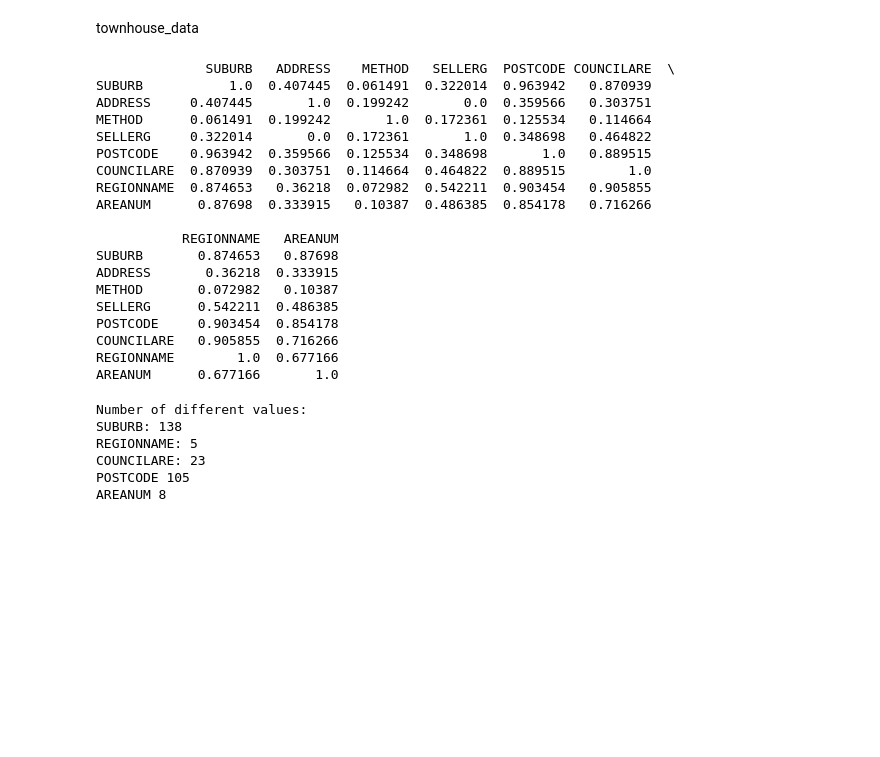
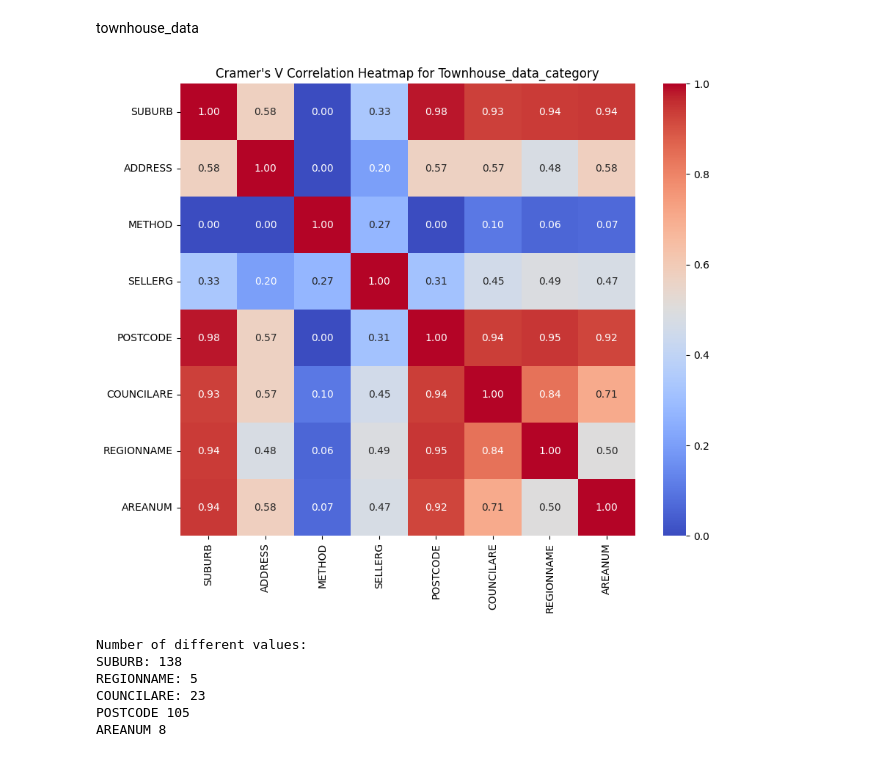
Before and after one commit to YeJiu97/master-of-data-science-unisa, a Jupyter notebook: 03-DataScienceProfessionalDevelopment/classification_model_final/Final_Models_High_Accuracy.ipynb, the cells around one changed output. Drawn from its saved outputs; the diff is of its cells as text; code cells hidden in the pictures; blank space fills up the shorter version.

```diff
--- a/03-DataScienceProfessionalDevelopment/classification_model_final/Final_Models_High_Accuracy.ipynb
+++ b/03-DataScienceProfessionalDevelopment/classification_model_final/Final_Models_High_Accuracy.ipynb
@@ -250,50 +266,40 @@ townhouse_data
 # %%
 import pandas as pd
 from scipy.stats import chi2_contingency
 import numpy as np
+import seaborn as sns
+import matplotlib.pyplot as plt
 
 # Create an empty correlation matrix
-correlation_matrix = pd.DataFrame(index=townhouse_data_category.columns, columns=townhouse_data_category.columns)
+correlation_matrix = pd.DataFrame(index=townhouse_data_category.columns, columns=unit_data_category.columns)
 
 # Loop to calculate Cramér's V and populate the correlation matrix
-for col1 in townhouse_data_category.columns:
-     for col2 in townhouse_data_category.columns:
+for col1 in unit_data_category.columns:
+     for col2 in unit_data_category.columns:
          if col1 == col2:
              correlation_matrix.loc[col1, col2] = 1.0
          else:
              #Create contingency table
-             contingency_table = pd.crosstab(townhouse_data_category[col1], townhouse_data_category[col2])
+             contingency_table = pd.crosstab(unit_data_category[col1], unit_data_category[col2])
              chi2, _, _, _ = chi2_contingency(contingency_table)
              n = contingency_table.sum().sum()
              phi2 = chi2/n
              r, k = contingency_table.shape
              phi2corr = max(0, phi2 - ((k-1)*(r-1))/(n-1))
              rcorr = r - ((r-1)**2)/(n-1)
              kcorr = k - ((k-1)**2)/(n-1)
              correlation_matrix.loc[col1, col2] = np.sqrt(phi2corr / min((kcorr-1), (rcorr-1)))
 
-# Display correlation matrix
-print(correlation_matrix)
+# Convert the correlation matrix to float
+correlation_matrix = correlation_matrix.astype(float)
+
+# Create a heatmap
+plt.figure(figsize=(10, 8))
+sns.heatmap(correlation_matrix, annot=True, cmap='coolwarm', fmt=".2f")
+plt.title("Cramer's V Correlation Heatmap for Townhouse_data_category")
+plt.show()
 # %% [output]
-              SUBURB   ADDRESS    METHOD   SELLERG  POSTCODE COUNCILARE  \
-SUBURB           1.0  0.407445  0.061491  0.322014  0.963942   0.870939
-ADDRESS     0.407445       1.0  0.199242       0.0  0.359566   0.303751
-METHOD      0.061491  0.199242       1.0  0.172361  0.125534   0.114664
-SELLERG     0.322014       0.0  0.172361       1.0  0.348698   0.464822
-POSTCODE    0.963942  0.359566  0.125534  0.348698       1.0   0.889515
-COUNCILARE  0.870939  0.303751  0.114664  0.464822  0.889515        1.0
-REGIONNAME  0.874653   0.36218  0.072982  0.542211  0.903454   0.905855
-AREANUM      0.87698  0.333915   0.10387  0.486385  0.854178   0.716266
-
-           REGIONNAME   AREANUM
-SUBURB       0.874653   0.87698
-ADDRESS       0.36218  0.333915
-METHOD       0.072982   0.10387
-SELLERG      0.542211  0.486385
-POSTCODE     0.903454  0.854178
-COUNCILARE   0.905855  0.716266
-REGIONNAME        1.0  0.677166
-AREANUM      0.677166       1.0
+[figure, added]
 # %%
 # Count the number of distinct values in the "SUBURB" column
 suburb_count = townhouse_data_category['SUBURB'].nunique()
```
Also changed, not shown: parts of 24 cells of this notebook, 39 other files.
